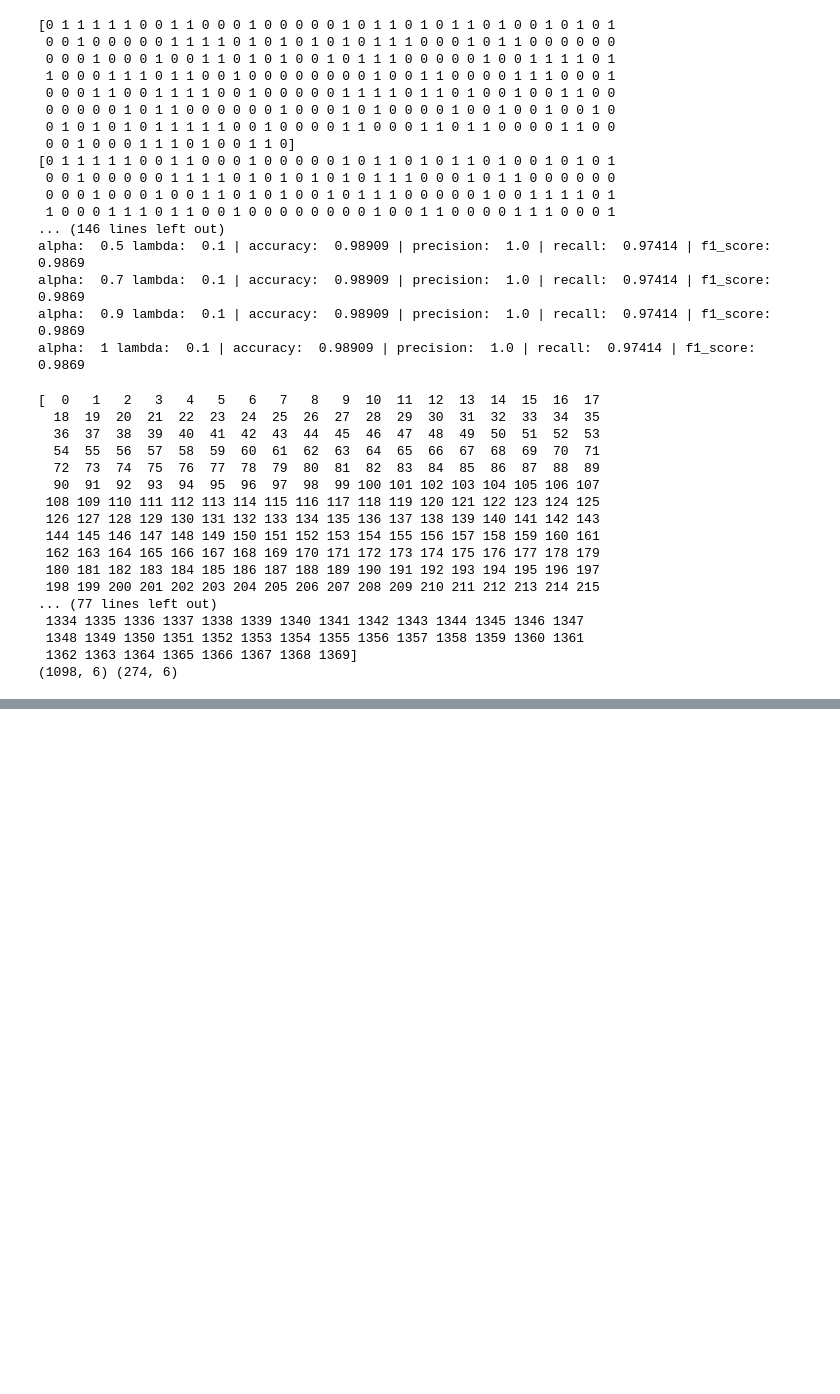
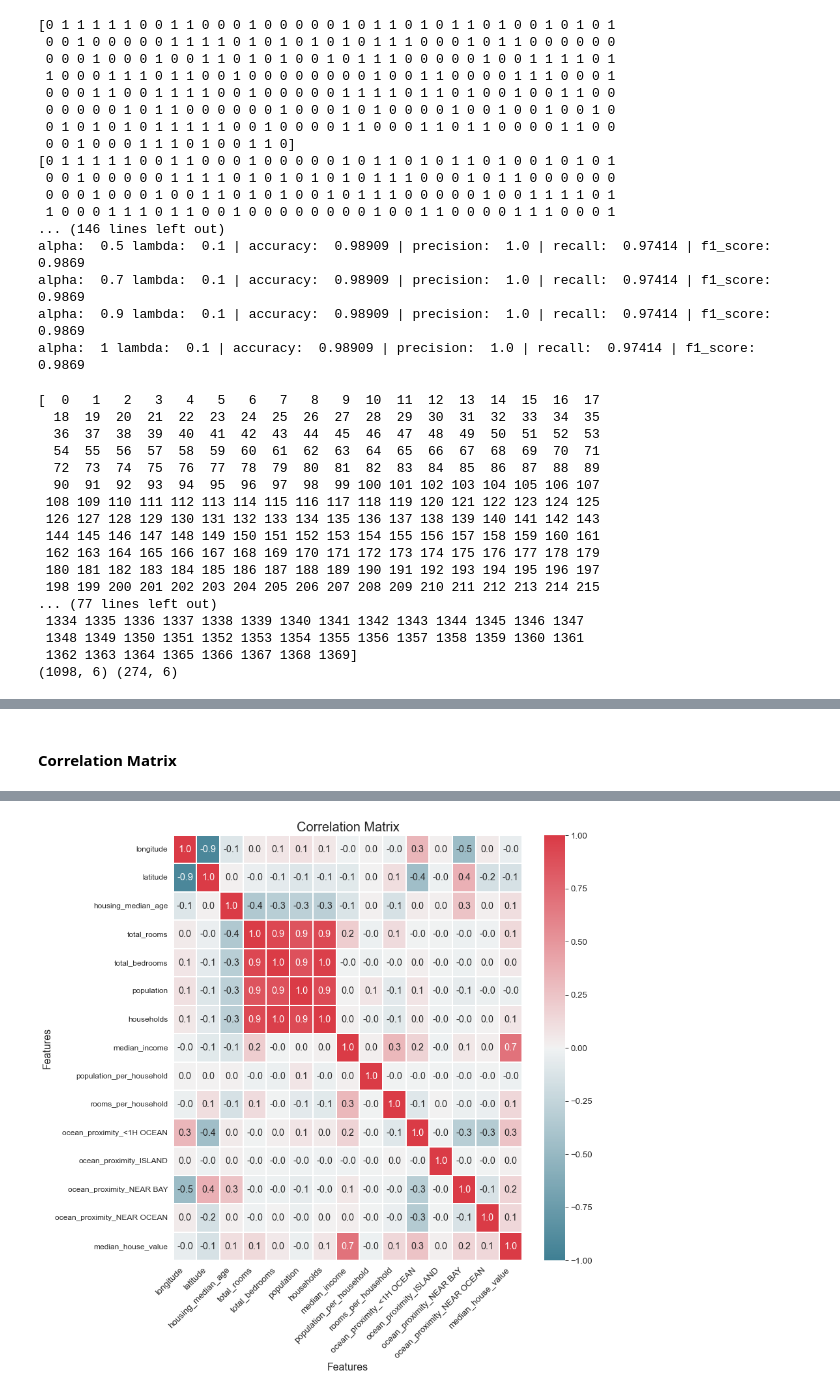
Before and after one commit to a-m-kyp/ML-HW, a Jupyter notebook: HW#2.ipynb, the cells around one changed output, grey strips where cells are left out. Cells and saved outputs as stored; diff of their text form; code cells hidden in the pictures; blank space fills up the shorter version.

```diff
--- a/HW#2.ipynb
+++ b/HW#2.ipynb
@@ -1421,0 +1409,24 @@ score = k_fold_cross_validation(x_data, label, k_fold_number=5, shuffle=True)
+# %% [markdown]
+#### Correlation Matrix
+# %%
+def correlation_matrix_table(dataset, precision=2):
+    correlation_matrix = dataset.corr().style.background_gradient(cmap='coolwarm').set_precision(precision)
+    correlation_matrix_render = correlation_matrix.render()
+    with open("./correlation_matrix.html", "w") as f:
+        f.write(correlation_matrix_render)
+    return correlation_matrix
+
+def correlation_matrix_heatmap(dataset, precision=2):
+    sns.set(context='paper', style='white', palette='deep', font='sans-serif', font_scale=1.5, color_codes=True)
+    fig, ax = plt.subplots(figsize=(12, 12))
+    cmap = sns.diverging_palette(220, 10, center='light', as_cmap=True)
+    heatmap = sns.heatmap(dataset.corr(), vmax=1, vmin=-1, center=0, square=False, annot=True, cmap=cmap, lw=2, cbar=True, fmt='.{}f'.format(precision))
+    heatmap.set_xticklabels(heatmap.get_xticklabels(), rotation=45, horizontalalignment='right')
+    heatmap.set_yticklabels(heatmap.get_yticklabels(), rotation=0, fontsize=12)
+    heatmap.set_xlabel('Features', fontsize=16)
+    heatmap.set_ylabel('Features', fontsize=16)
+    heatmap.set_title('Correlation Matrix', fontsize=20)
+
+correlation_matrix_heatmap(dataset, 1)
+correlation_matrix_table(dataset, 1)
+# %% [output]
@@ -1421,0 +1449 @@ score = k_fold_cross_validation(x_data, label, k_fold_number=5, shuffle=True)
+[figure, added]
```
Also changed, not shown: parts of 16 cells of this notebook, 1 other file.
